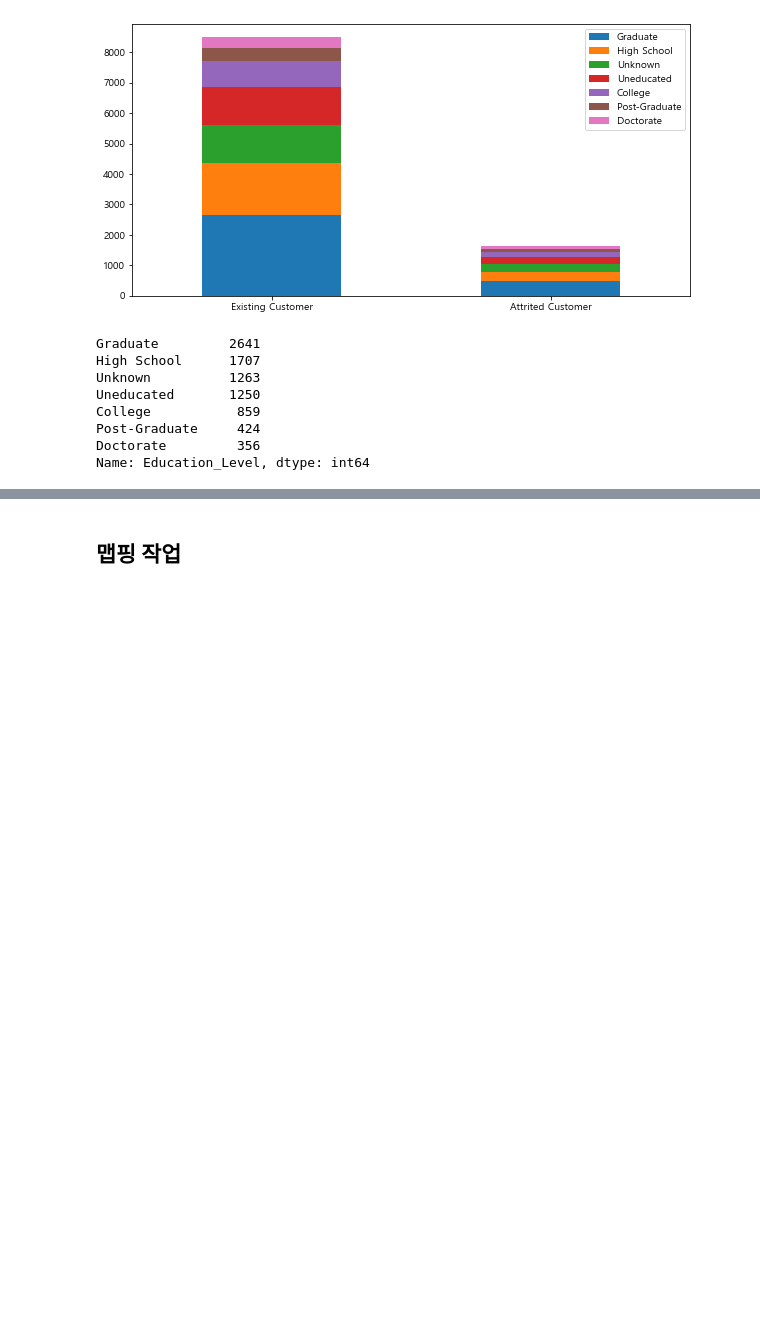
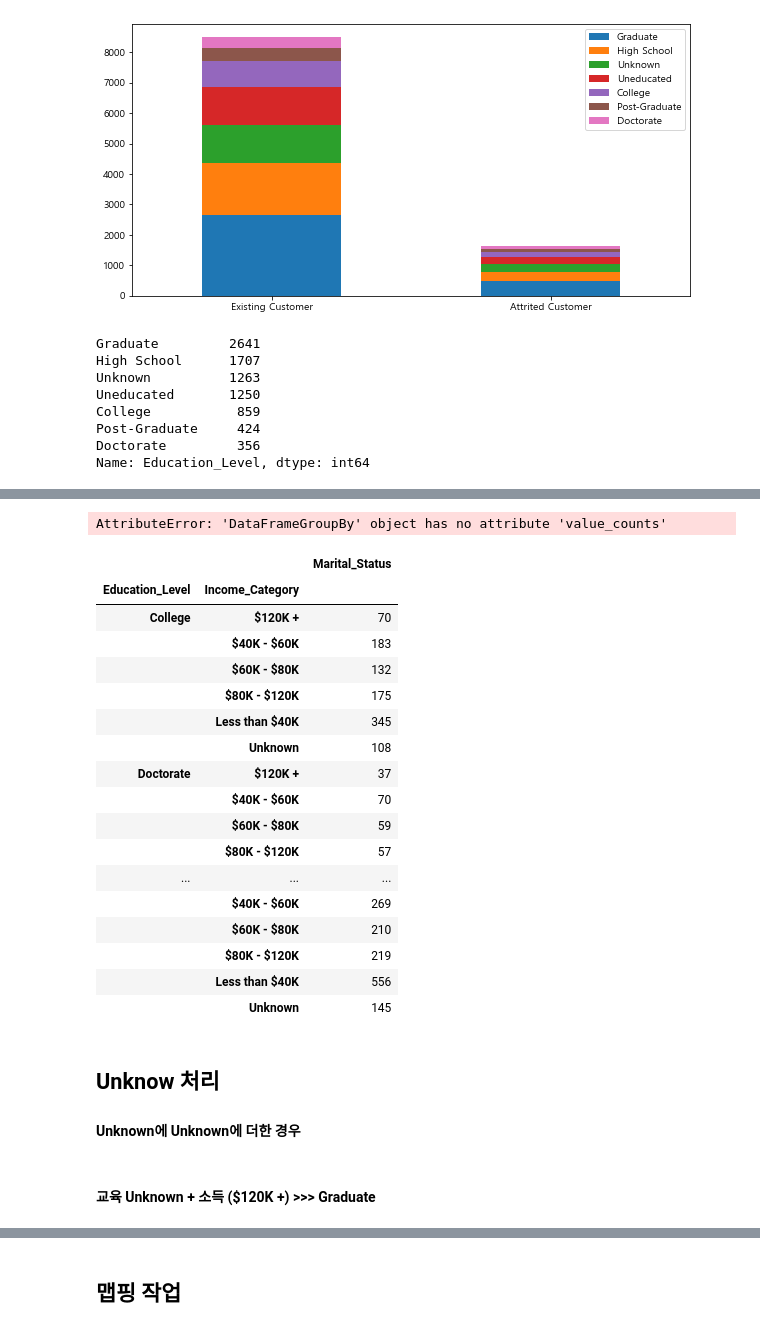
Before and after one commit to Ahn-seongjun/DS_team2, a Jupyter notebook: KYH/[전처리]PredictChurner.ipynb, the cells around one changed output, grey strips where cells are left out. Saved outputs shown, nothing was run; the diff lists cells and outputs as text; code cells hidden in the pictures; blank space fills up the shorter version.

```diff
--- a/KYH/[전처리]PredictChurner.ipynb
+++ b/KYH/[전처리]PredictChurner.ipynb
@@ -242,0 +261,33 @@ df.groupby(['Education_Level','Income_Category']).count()
+# %%
+cnt = df_org[['Education_Level','Gender','Income_Category']].groupby(['Education_Level', 'Income_Category'])
+cnt
+# %% [output]
+AttributeError: 'DataFrameGroupBy' object has no attribute 'value_counts'
+# %%
+temp = df_org[['Education_Level','Marital_Status','Income_Category']].groupby(['Education_Level', 'Income_Category'])
+
+temp.count()
+# %% [output]
+|  |  | Marital_Status |
+| Education_Level | Income_Category |  |
+| College | $120K + | 70 |
+|  | $40K - $60K | 183 |
+|  | $60K - $80K | 132 |
+|  | $80K - $120K | 175 |
+|  | Less than $40K | 345 |
+|  | Unknown | 108 |
+| Doctorate | $120K + | 37 |
+|  | $40K - $60K | 70 |
+|  | $60K - $80K | 59 |
+|  | $80K - $120K | 57 |
+| ... | ... | ... |
+|  | $40K - $60K | 269 |
+|  | $60K - $80K | 210 |
+|  | $80K - $120K | 219 |
+|  | Less than $40K | 556 |
+|  | Unknown | 145 |
+# %% [markdown]
+## Unknow 처리
+#### Unknown에 Unknown에 더한 경우
+# %% [markdown]
+#### 교육 Unknown + 소득 ($120K +) >>> Graduate
```
Also changed, not shown: parts of 12 cells of this notebook, 1 other file.
